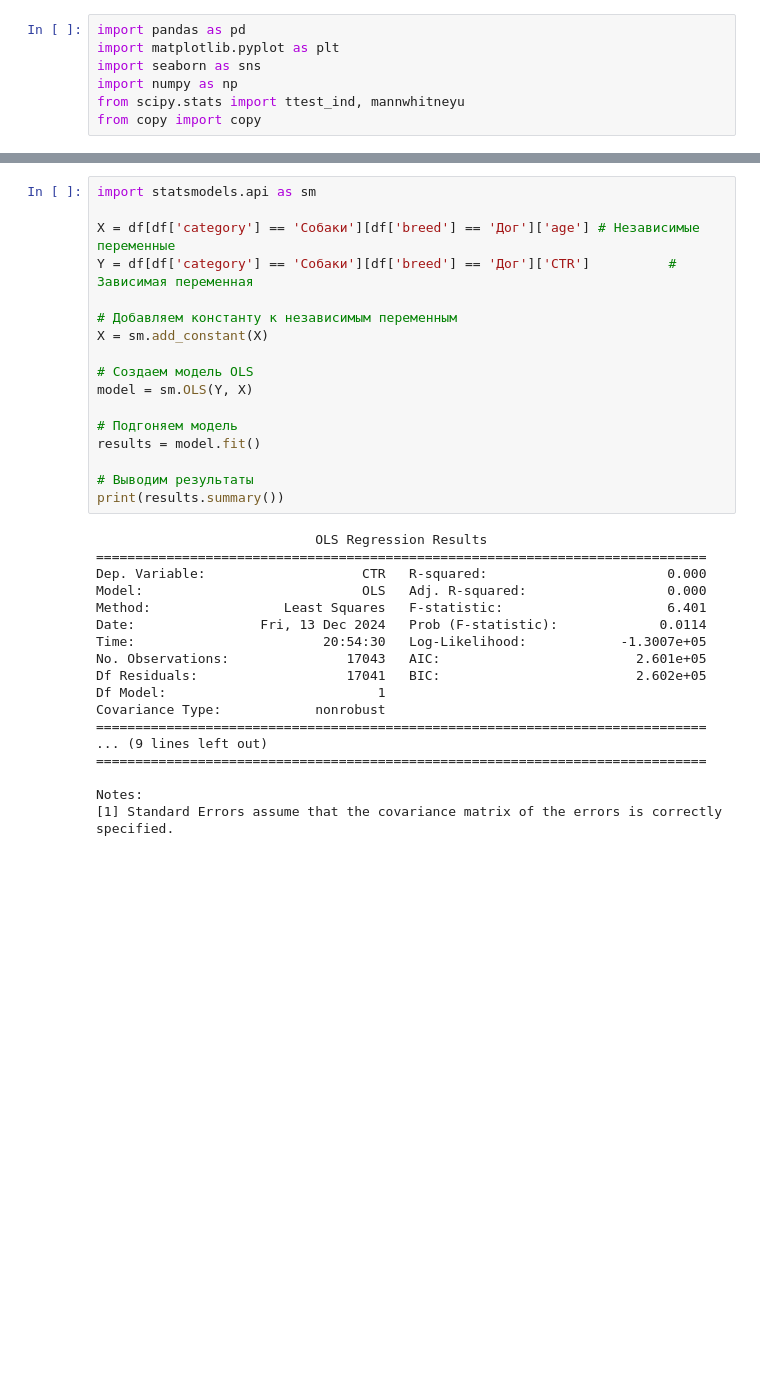
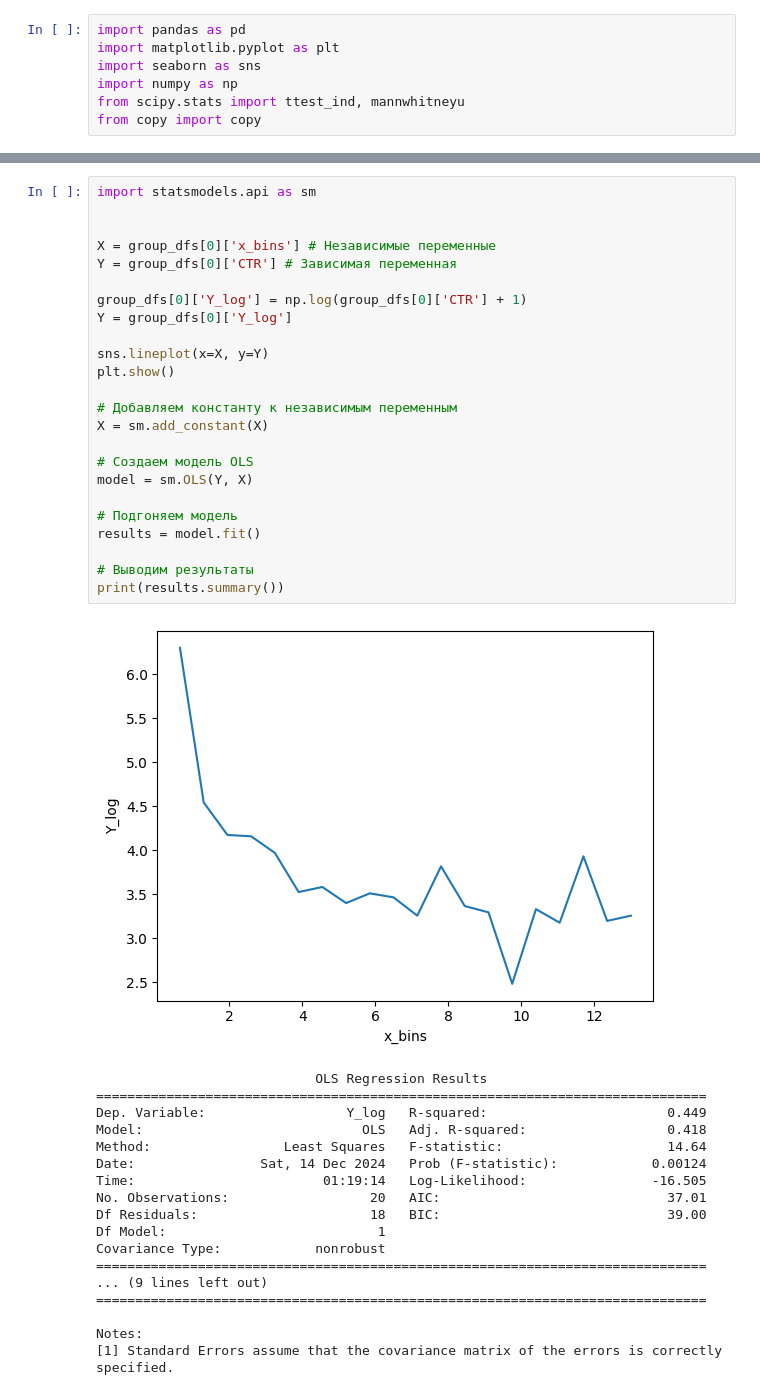
Before and after one commit to DukeTime/FinalDano2024, a Jupyter notebook: hipotesis2.ipynb, the cells around one changed output, grey strips where cells are left out. Cells and saved outputs as stored; diff of their text form; blank space fills up the shorter version.

```diff
--- a/hipotesis2.ipynb
+++ b/hipotesis2.ipynb
@@ -55,30 +76,38 @@ Name: breed, dtype: object
 # %%
 import statsmodels.api as sm
 
-X = df[df['category'] == 'Собаки'][df['breed'] == 'Дог']['age'] # Независимые переменные
-Y = df[df['category'] == 'Собаки'][df['breed'] == 'Дог']['CTR']          # Зависимая переменная
+
+X = group_dfs[0]['x_bins'] # Независимые переменные
+Y = group_dfs[0]['CTR'] # Зависимая переменная
+
+group_dfs[0]['Y_log'] = np.log(group_dfs[0]['CTR'] + 1)
+Y = group_dfs[0]['Y_log']
+
+sns.lineplot(x=X, y=Y)
+plt.show()
 
 # Добавляем константу к независимым переменным
 X = sm.add_constant(X)
 
 # Создаем модель OLS
 model = sm.OLS(Y, X)
 
 # Подгоняем модель
 results = model.fit()
 
 # Выводим результаты
 print(results.summary())
 # %% [output]
+[figure, added]
                             OLS Regression Results
 ==============================================================================
-Dep. Variable:                    CTR   R-squared:                       0.000
-Model:                            OLS   Adj. R-squared:                  0.000
-Method:                 Least Squares   F-statistic:                     6.401
-Date:                Fri, 13 Dec 2024   Prob (F-statistic):             0.0114
-Time:                        20:54:30   Log-Likelihood:            -1.3007e+05
-No. Observations:               17043   AIC:                         2.601e+05
-Df Residuals:                   17041   BIC:                         2.602e+05
+Dep. Variable:                  Y_log   R-squared:                       0.449
+Model:                            OLS   Adj. R-squared:                  0.418
+Method:                 Least Squares   F-statistic:                     14.64
+Date:                Sat, 14 Dec 2024   Prob (F-statistic):            0.00124
+Time:                        01:19:14   Log-Likelihood:                -16.505
+No. Observations:                  20   AIC:                             37.01
+Df Residuals:                      18   BIC:                             39.00
 Df Model:                           1
 Covariance Type:            nonrobust
 ==============================================================================
```
Also changed, not shown: parts of 5 cells of this notebook, 1 other file.
